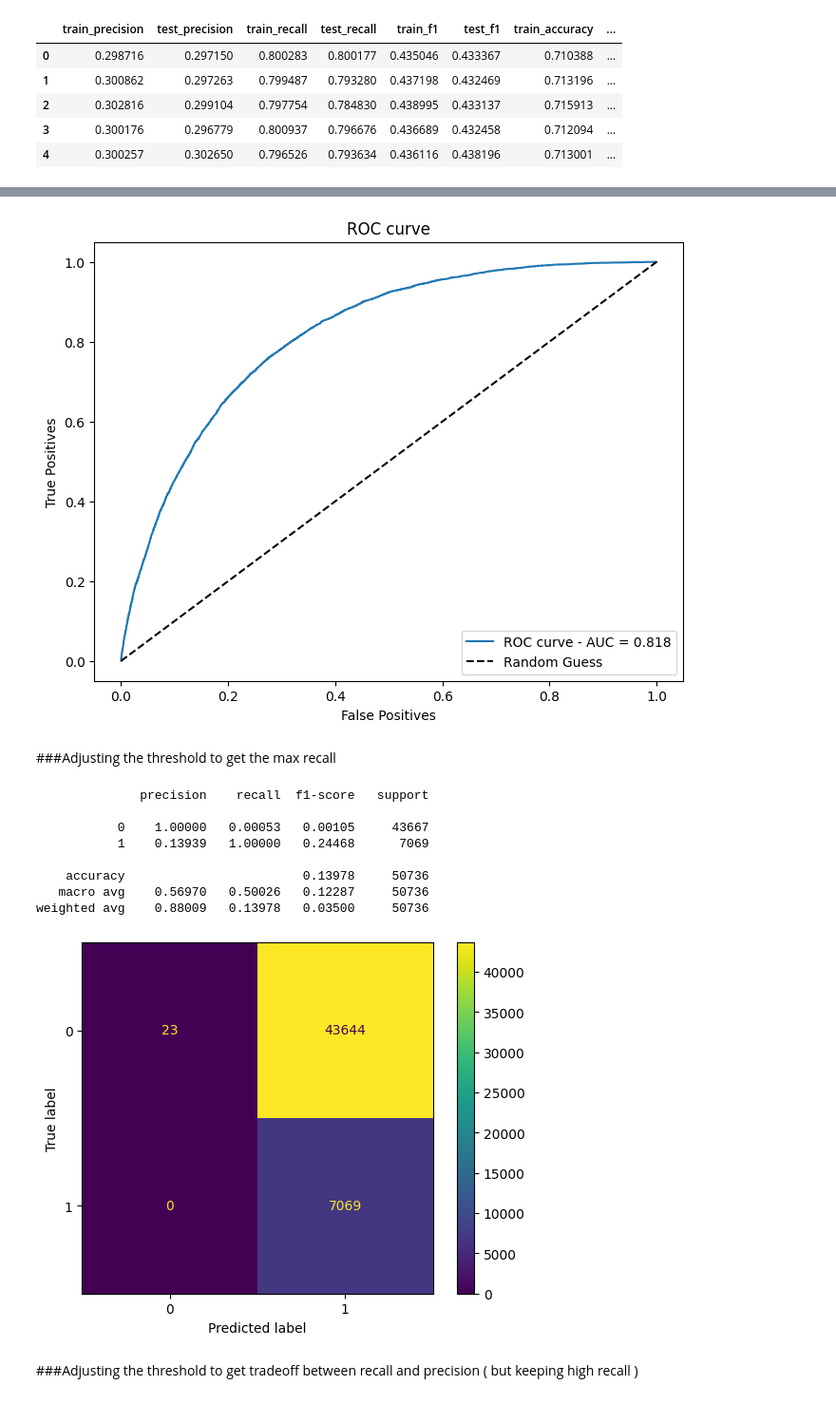
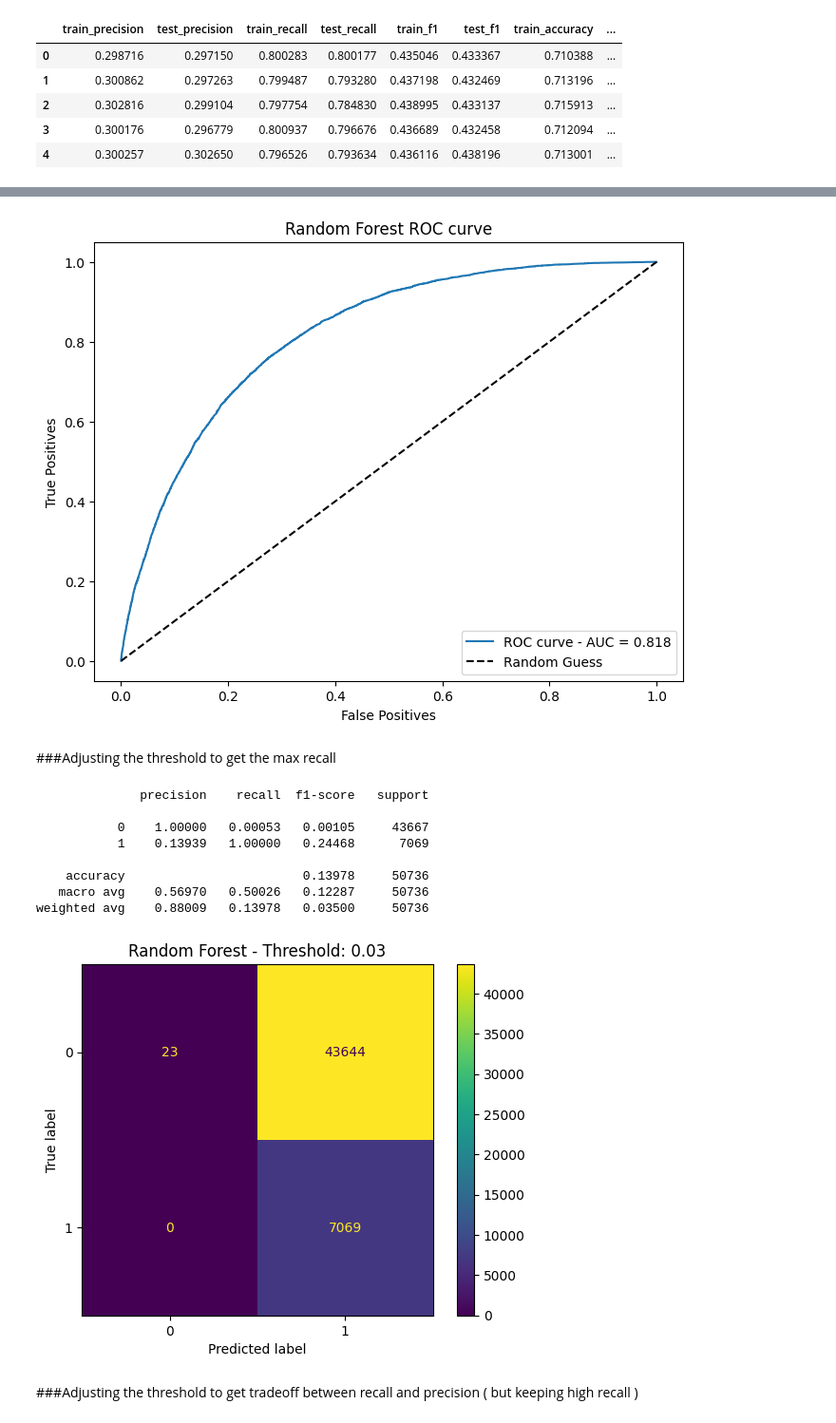
Before and after one commit to flaviorv/ai_model_lifecycle, a Jupyter notebook: diabetes_health_indicators.ipynb, the cells around one changed output, grey strips where cells are left out. Shown: that part at 95% size. Cells and saved outputs as stored; diff of their text form; code cells hidden in the pictures.

```diff
--- a/diabetes_health_indicators.ipynb
+++ b/diabetes_health_indicators.ipynb
@@ -377,10 +430,5 @@ display(best_rf_score[metrics])
 # %%
-undersampler = RandomUnderSampler(random_state=42)
-xundersampled, yundersampled = undersampler.fit_resample(xtrain, ytrain)
-
-rf = RandomForestClassifier(criterion='entropy', max_depth=7, min_samples_split=6, n_estimators=25, n_jobs=2, random_state=42)
-rf.fit(xundersampled, yundersampled['Diabetes_binary'])
-
+# Probabilities of each class
 yprob = rf.predict_proba(xtest)[:, 1]
 
 fpr, tpr, thresholds = roc_curve(ytest, yprob)
@@ -391,33 +439,34 @@ plt.plot(fpr, tpr, label=f'ROC curve - AUC = {roc_auc:.3f}')
 plt.plot([0, 1], [0, 1], 'k--', label='Random Guess')
 plt.xlabel('False Positives')
 plt.ylabel('True Positives')
-plt.title('ROC curve')
+plt.title('Random Forest ROC curve')
 plt.legend(loc='lower right')
 plt.show()
 # %% [output]
-[figure, old version]
+[figure, new version]
 # %% [markdown]
 ###Adjusting the threshold to get the max recall
 # %%
 threshold = 0.03
 custom_pred = (yprob >= threshold).astype(int)
 
 cm = confusion_matrix(ytest, custom_pred)
 
 print(classification_report(ytest, custom_pred, digits=5))
 cmd = ConfusionMatrixDisplay(confusion_matrix=cm,  display_labels=[0, 1])
 cmd.plot()
+plt.title(f'Random Forest - Threshold: {threshold}')
 plt.show()
 # %% [output]
               precision    recall  f1-score   support
 
            0    1.00000   0.00053   0.00105     43667
            1    0.13939   1.00000   0.24468      7069
 
     accuracy                        0.13978     50736
    macro avg    0.56970   0.50026   0.12287     50736
 weighted avg    0.88009   0.13978   0.03500     50736
-[figure, old version]
+[figure, new version]
 # %% [markdown]
 ###Adjusting the threshold to get tradeoff between recall and precision ( but keeping high recall )
 # %%
```
Also changed, not shown: parts of 19 cells of this notebook.
